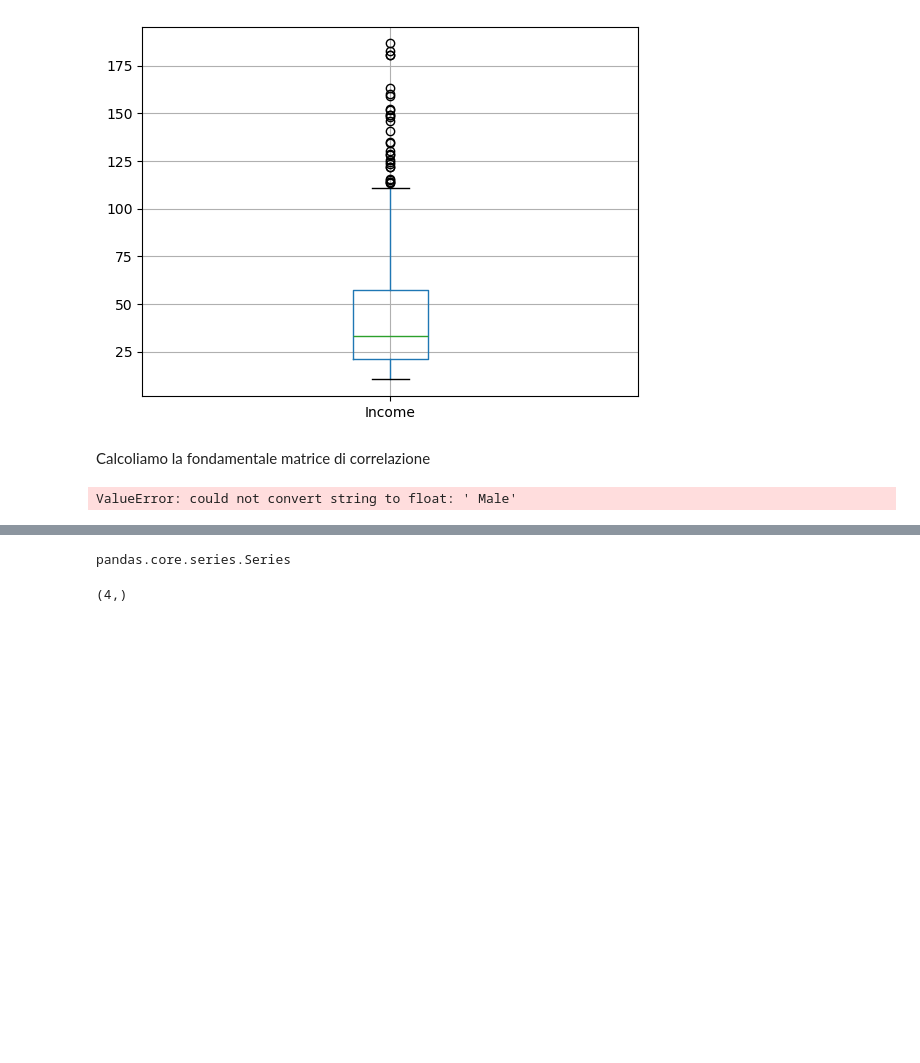
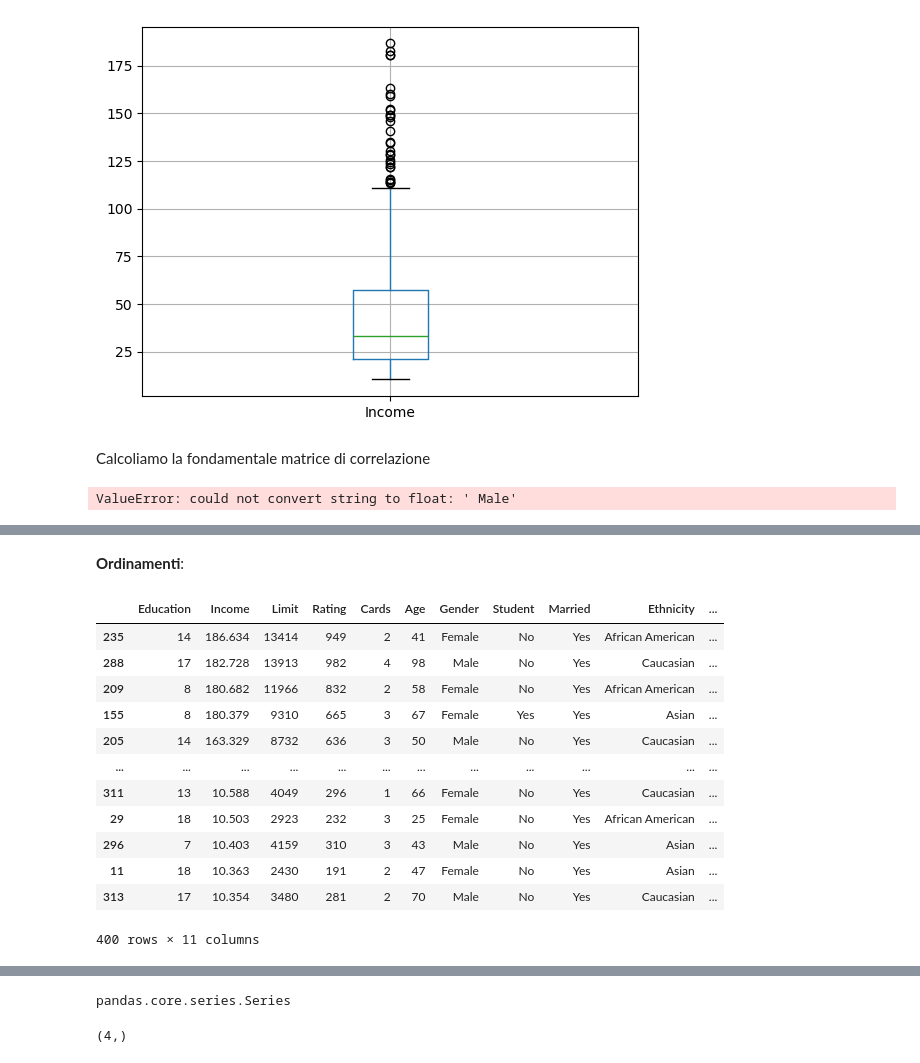
Before and after one commit to antonio-corsi/Corso-Python-Aula-Mediolanum, a Jupyter notebook: Dataframe.ipynb, the cells around one changed output, grey strips where cells are left out. Cells and saved outputs as stored; diff of their text form; code cells hidden in the pictures; blank space fills up the shorter version.

Commit message:
Modifica Dataframe v2

```diff
--- a/Dataframe.ipynb
+++ b/Dataframe.ipynb
@@ -195,0 +262,3 @@ Cosa è una **serie** in pandas?
+# %%
+df.set_index('Education',inplace=True)
+df
@@ -195,0 +280,2 @@ Cosa è una **serie** in pandas?
+# %%
+df.reset_index(inplace=True)
@@ -195,0 +371,3 @@ Cosa è una **serie** in pandas?
+# %%
+df['Gender'] = df['Gender'].astype('category')
+df.dtypes
@@ -195,0 +403,18 @@ Cosa è una **serie** in pandas?
+# %% [markdown]
+**Ordinamenti**:
+# %%
+df.sort_values(by = 'Income', ascending = False,inplace=False) # senza 'inplace=True', altrimenti diventa permanente;
+# %% [output]
+|  | Education | Income | Limit | Rating | Cards | Age | Gender | Student | Married | Ethnicity | ... |
+| 235 | 14 | 186.634 | 13414 | 949 | 2 | 41 | Female | No | Yes | African American | ... |
+| 288 | 17 | 182.728 | 13913 | 982 | 4 | 98 | Male | No | Yes | Caucasian | ... |
+| 209 | 8 | 180.682 | 11966 | 832 | 2 | 58 | Female | No | Yes | African American | ... |
+| 155 | 8 | 180.379 | 9310 | 665 | 3 | 67 | Female | Yes | Yes | Asian | ... |
+| 205 | 14 | 163.329 | 8732 | 636 | 3 | 50 | Male | No | Yes | Caucasian | ... |
+| ... | ... | ... | ... | ... | ... | ... | ... | ... | ... | ... | ... |
+| 311 | 13 | 10.588 | 4049 | 296 | 1 | 66 | Female | No | Yes | Caucasian | ... |
+| 29 | 18 | 10.503 | 2923 | 232 | 3 | 25 | Female | No | Yes | African American | ... |
+| 296 | 7 | 10.403 | 4159 | 310 | 3 | 43 | Male | No | Yes | Asian | ... |
+| 11 | 18 | 10.363 | 2430 | 191 | 2 | 47 | Female | No | Yes | Asian | ... |
+| 313 | 17 | 10.354 | 3480 | 281 | 2 | 70 | Male | No | Yes | Caucasian | ... |
+400 rows × 11 columns
```
Also changed, not shown: parts of 54 cells of this notebook.
